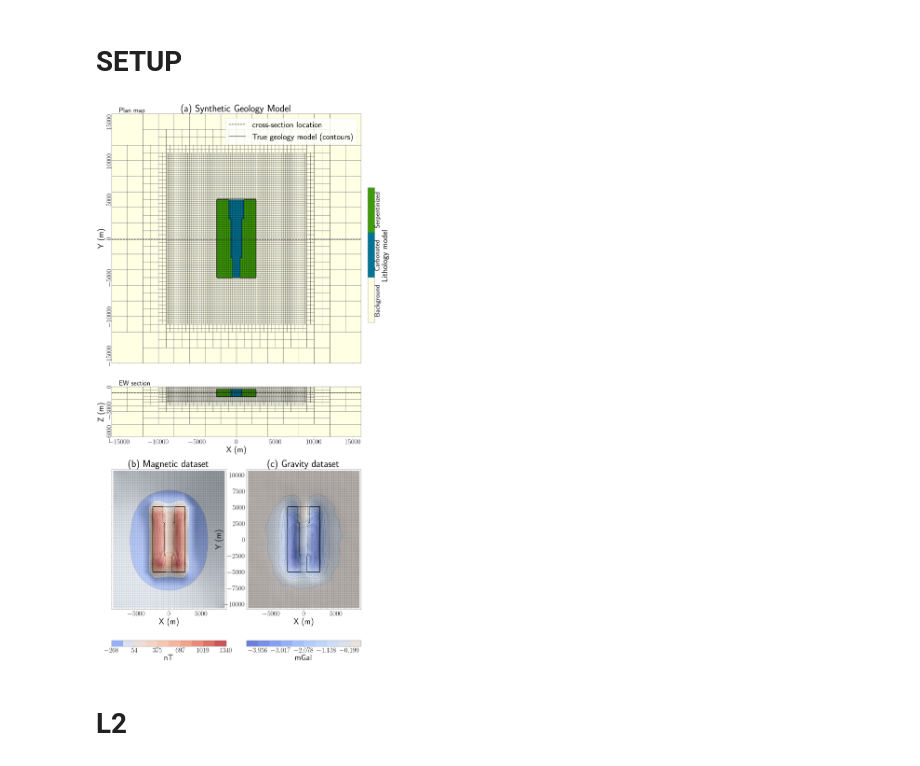
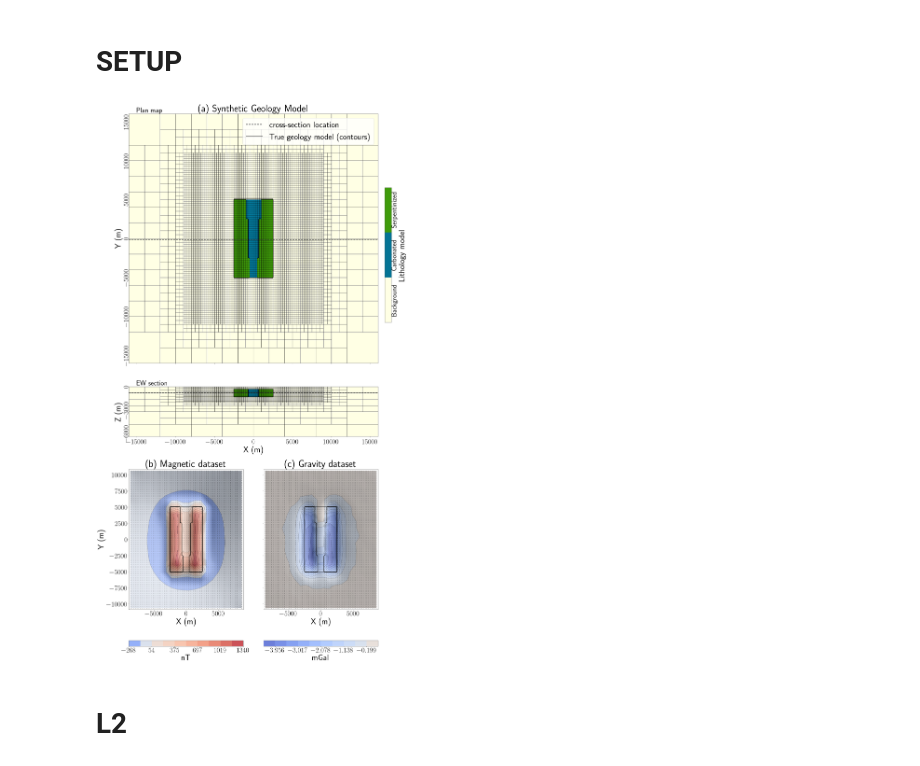
Before and after one commit to simpeg-research/Fast-Times-2021-Carbon-Mineralization, a Jupyter notebook: 3_blocks_model/Final_Visualization/MakeFigures-3blocks.ipynb, the cells around one changed output. Saved outputs shown, nothing was run; the diff lists cells and outputs as text; code cells hidden in the pictures.

Commit message:
fix labels in Setup

```diff
--- a/3_blocks_model/Final_Visualization/MakeFigures-3blocks.ipynb
+++ b/3_blocks_model/Final_Visualization/MakeFigures-3blocks.ipynb
@@ -330,7 +330,7 @@ ax = [ax4,ax3]
 #ax[1].set_ylim([-7500,7500])
 ax[0].set_xlabel('X (m)', fontsize=labelsize)
 ax[1].set_xlabel('X (m)', fontsize=labelsize)
-ax[0].set_ylabel('Y (m)', fontsize=labelsize)
+ax[1].set_ylabel('Y (m)', fontsize=labelsize)
 
 for axx in ax:
     axx.tick_params(labelsize=ticksize)
@@ -344,6 +344,7 @@ mm = utils.plot2Ddata(data_grav.survey.receiver_locations, -data_grav.dobs,
 ax[0].scatter(data_grav.survey.receiver_locations[:,0],data_grav.survey.receiver_locations[:,1],label='Data locations',c='k',s=1)
 #ax[0].legend(fontsize=16,loc=4)
 ax[0].set_aspect(1)
+ax[0].set_yticklabels([])
 ax[0].set_title('(c) Gravity dataset', fontsize=titlesize)
 cb = plt.colorbar(mm[0],ax=ax[0], orientation='horizontal')
 cb.set_label('mGal', fontsize=labelsize)
@@ -357,35 +358,34 @@ mm = utils.plot2Ddata(data_mag.survey.receiver_locations,data_mag.dobs,
                      levelOpts={'colors':'k','linewidths':0.5, 'linestyles':'dashed'}
 )
 ax[1].scatter(data_mag.survey.receiver_locations[:,0],data_mag.survey.receiver_locations[:,1],label='Data locations',c='k',s=1)
 
 ax[1].set_title('(b) Magnetic dataset', fontsize=titlesize)
 cb = plt.colorbar(mm[0],ax=ax[1], orientation='horizontal')
 cb.set_label('nT', fontsize=labelsize)
-ax[1].set_yticklabels([])
 cb.ax.tick_params(labelsize=ticksize)
 
 #overlay true geology model for comparison
 indz = -9
 indslicezplot = mesh.gridCC[:,2] == mesh.vectorCCz[indz]
 for i in range(2):
     _, _, CS = utils.plot2Ddata(
             mesh.gridCC[indslicezplot][:,[0,1]],geology_model[indslicezplot],
             nx=200,ny=200,
              contourOpts={'alpha':0},
              clim=[0,2],
              ax=ax[i],
              level=True,
              ncontour=2,
              levelOpts={'colors':'k','linewidths':2,#'linestyles':'dotted',
             },
             method='nearest'
     )
     CS.collections[0].set_label('True geology outline')
     #ax[i].legend(fontsize=16,loc=4)
     ax[i].set_aspect(1)
 plt.show()
 # %% [output]
-[figure, old version]
+[figure, new version]
 # %%
 fig.savefig('synthetic-three-blocks-model.png', dpi=100,bbox_inches='tight', pad_inches=0.1)
 # %% [markdown]
```
Also changed, not shown: 1 other file.
